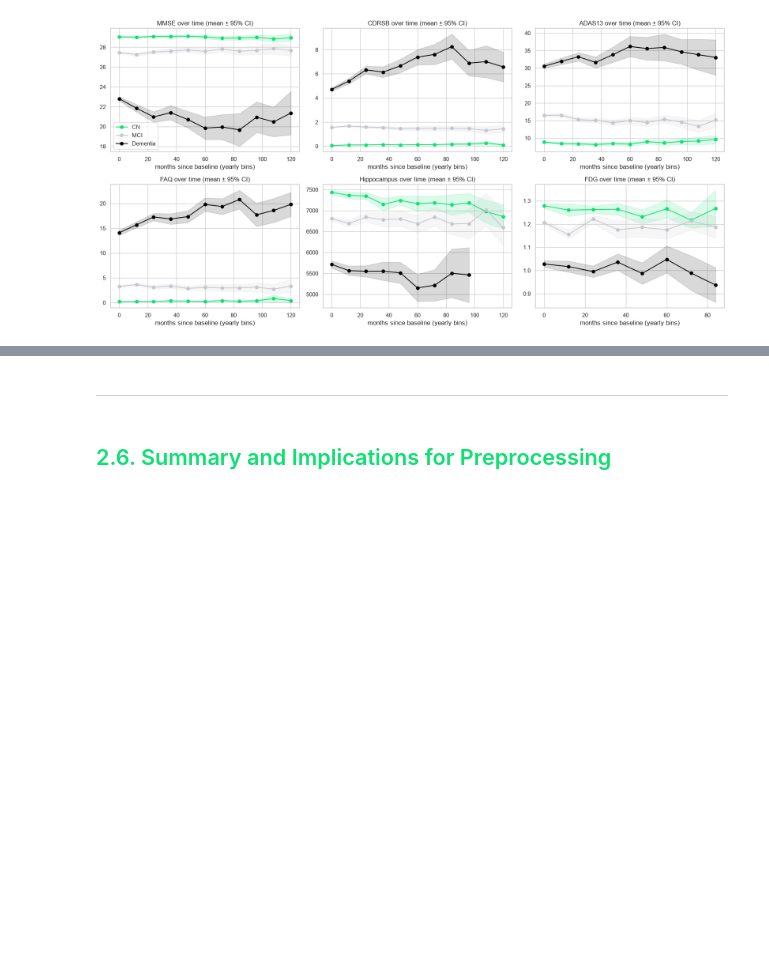
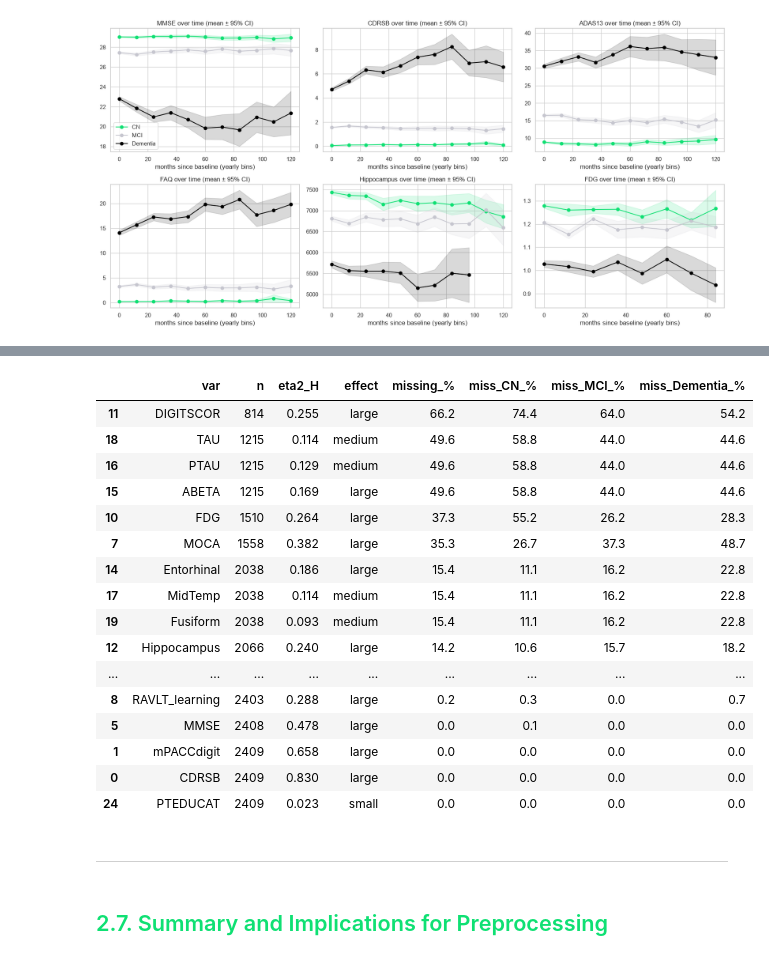
Before and after one commit to mariafranciscag/ADNI-MERGE, a Jupyter notebook: main_notebook.ipynb, the cells around one changed output, grey strips where cells are left out. Cells and saved outputs as stored; diff of their text form; code cells hidden in the pictures; blank space fills up the shorter version.

```diff
--- a/main_notebook.ipynb
+++ b/main_notebook.ipynb
@@ -692,9 +853,36 @@ kw
+# %%
+feat = kw["var"].tolist()
+avail = pd.DataFrame({
+    "missing_%": first[feat].isna().mean() * 100,
+    **{f"miss_{k}_%": first.loc[first["DX"] == k, feat].isna().mean() * 100 for k in ORDER},
+}).round(1)
+
+decision = kw[["var", "n", "eta2_H", "effect"]].merge(avail, left_on="var", right_index=True)
+decision.sort_values("missing_%", ascending=False)
+# %% [output]
+|  | var | n | eta2_H | effect | missing_% | miss_CN_% | miss_MCI_% | miss_Dementia_% |
+| 11 | DIGITSCOR | 814 | 0.255 | large | 66.2 | 74.4 | 64.0 | 54.2 |
+| 18 | TAU | 1215 | 0.114 | medium | 49.6 | 58.8 | 44.0 | 44.6 |
+| 16 | PTAU | 1215 | 0.129 | medium | 49.6 | 58.8 | 44.0 | 44.6 |
+| 15 | ABETA | 1215 | 0.169 | large | 49.6 | 58.8 | 44.0 | 44.6 |
+| 10 | FDG | 1510 | 0.264 | large | 37.3 | 55.2 | 26.2 | 28.3 |
+| 7 | MOCA | 1558 | 0.382 | large | 35.3 | 26.7 | 37.3 | 48.7 |
+| 14 | Entorhinal | 2038 | 0.186 | large | 15.4 | 11.1 | 16.2 | 22.8 |
+| 17 | MidTemp | 2038 | 0.114 | medium | 15.4 | 11.1 | 16.2 | 22.8 |
+| 19 | Fusiform | 2038 | 0.093 | medium | 15.4 | 11.1 | 16.2 | 22.8 |
+| 12 | Hippocampus | 2066 | 0.240 | large | 14.2 | 10.6 | 15.7 | 18.2 |
+| ... | ... | ... | ... | ... | ... | ... | ... | ... |
+| 8 | RAVLT_learning | 2403 | 0.288 | large | 0.2 | 0.3 | 0.0 | 0.7 |
+| 5 | MMSE | 2408 | 0.478 | large | 0.0 | 0.1 | 0.0 | 0.0 |
+| 1 | mPACCdigit | 2409 | 0.658 | large | 0.0 | 0.0 | 0.0 | 0.0 |
+| 0 | CDRSB | 2409 | 0.830 | large | 0.0 | 0.0 | 0.0 | 0.0 |
+| 24 | PTEDUCAT | 2409 | 0.023 | small | 0.0 | 0.0 | 0.0 | 0.0 |
 # %% [markdown]
 ---
 # %% [markdown]
-<a id="section-2-6"></a>
+<a id="section-2-7"></a>
 
-## <font color='#0fe073'> 2.6. Summary and Implications for Preprocessing </font>
+## <font color='#0fe073'> 2.7. Summary and Implications for Preprocessing </font>
 # %% [markdown]
 ### **Dataset after the DX filter**
 - ADNIMERGE has **16,421 visits** from **2,430 subjects** (median of 5 visits per subject).
```
Also changed, not shown: parts of 40 cells of this notebook.
